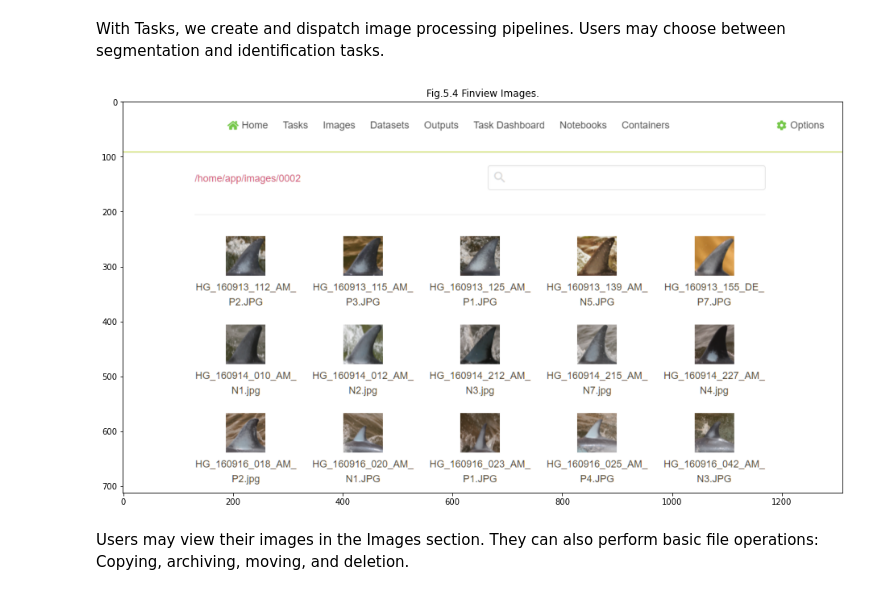
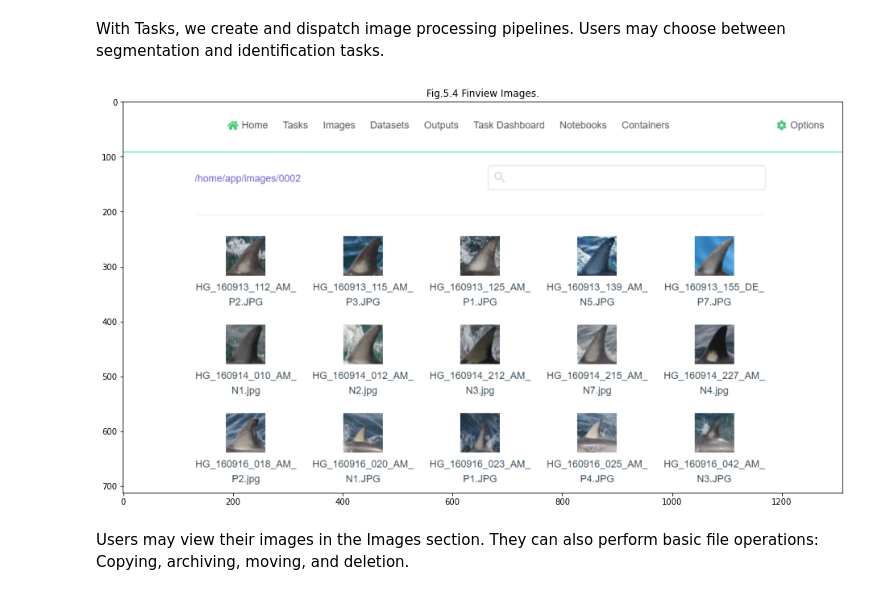
Before and after one commit to JBris/dolphin_segmentation, a Jupyter notebook: notebooks/0_ASS4_Intro_and_Pre-Processing.ipynb, the cells around one changed output. Drawn from its saved outputs; the diff is of its cells as text; code cells hidden in the pictures.

```diff
--- a/notebooks/0_ASS4_Intro_and_Pre-Processing.ipynb
+++ b/notebooks/0_ASS4_Intro_and_Pre-Processing.ipynb
@@ -508,9 +584,9 @@ plt.imshow(cv2.imread('images/finview_tasks.png', cv2.COLOR_BGR2RGB)); plt.title
 With Tasks, we create and dispatch image processing pipelines. Users may choose between segmentation and identification tasks.
 # %%
 plt.figure(figsize=(16,10))
-plt.imshow(cv2.imread('images/finview_images.png', cv2.COLOR_BGR2RGB)); plt.title("Fig.5.4 Finview Images.");
+plt.imshow(plt.imread('images/finview_images.png', cv2.COLOR_BGR2RGB)); plt.title("Fig.5.4 Finview Images.");
 # %% [output]
-[figure, old version]
+[figure, new version]
 # %% [markdown]
 Users may view their images in the Images section. They can also perform basic file operations: Copying, archiving, moving, and deletion.
 # %%
```
Also changed, not shown: parts of 34 cells of this notebook, 17 other files.
